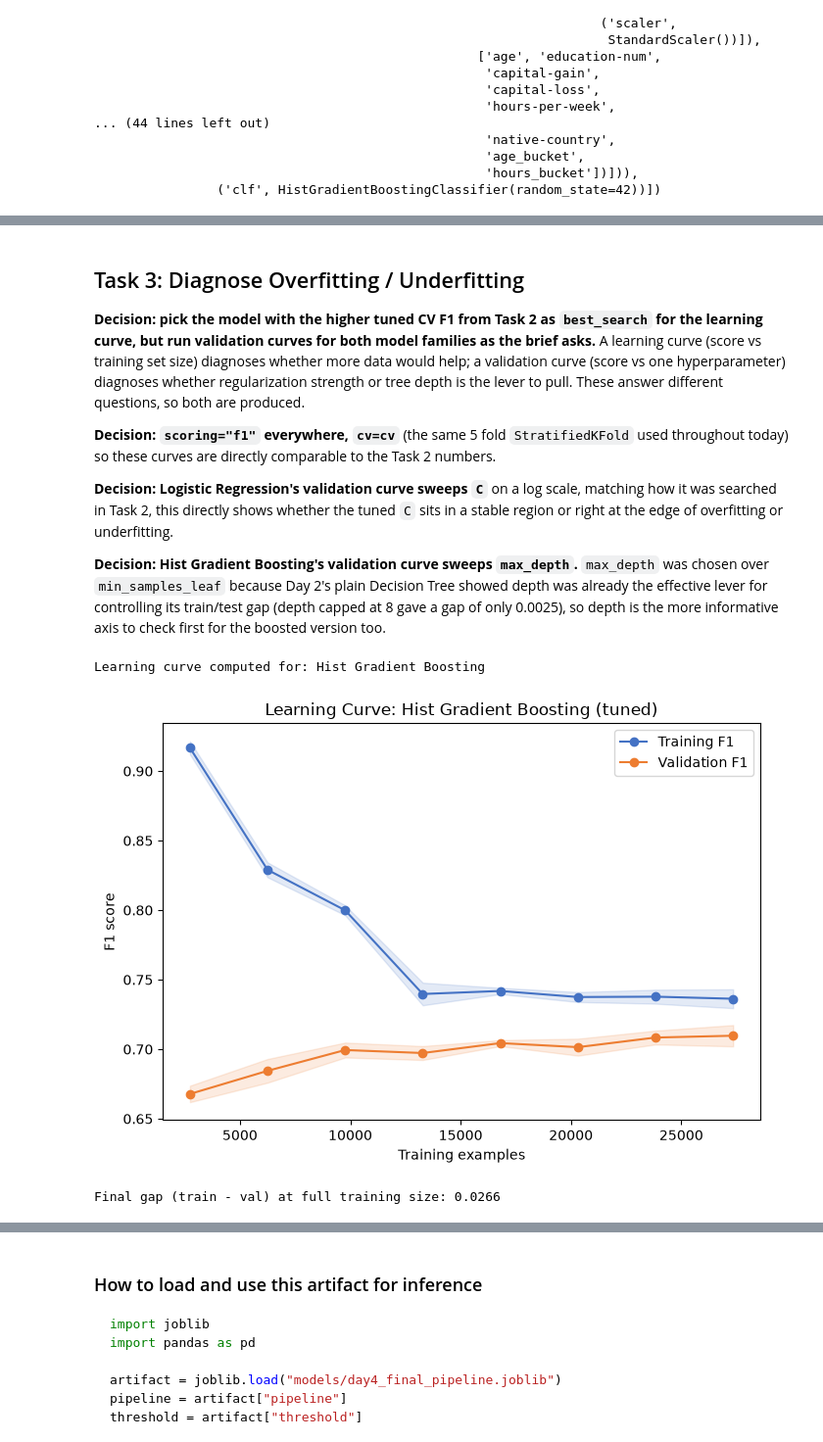
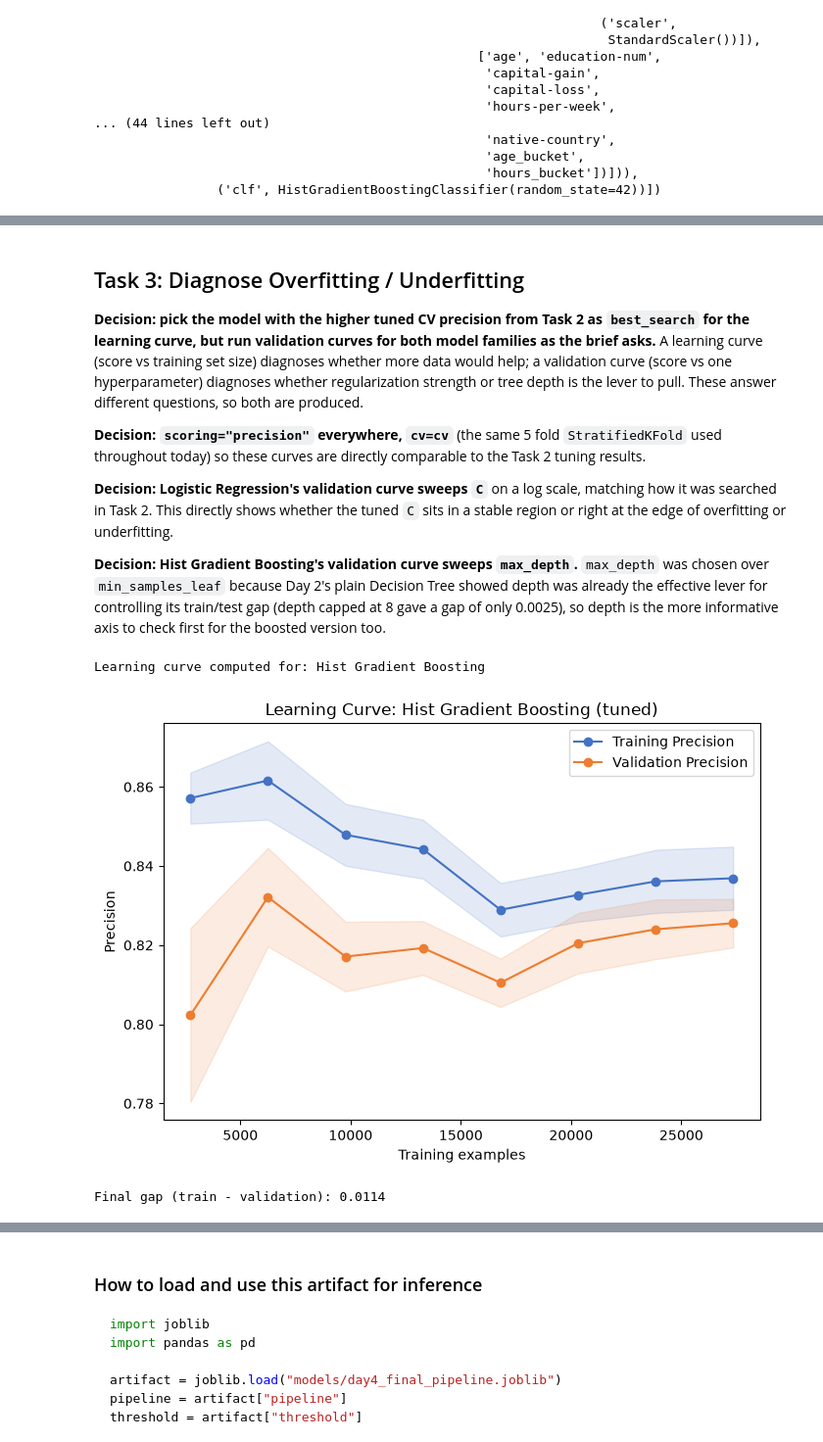
Before and after one commit to Dev-Squad-2-0/rania-shoaib, a Jupyter notebook: Week-4/Day-4/week4_day4_model_tuning.ipynb, the cells around one changed output, grey strips where cells are left out. Shown at 98% size. Cells and saved outputs as stored; diff of their text form; code cells hidden in the pictures.

Commit message:
Made final changes in model justification

```diff
--- a/Week-4/Day-4/week4_day4_model_tuning.ipynb
+++ b/Week-4/Day-4/week4_day4_model_tuning.ipynb
@@ -295,12 +317,12 @@ logreg_search = RandomizedSearchCV(
     logreg_pipe,
     param_distributions=logreg_param_dist,
     n_iter=30,
-    scoring="f1",
+    scoring="precision",
     cv=cv,
     random_state=RANDOM_STATE,
     n_jobs=-1,
     verbose=1,
-    refit=True,
+    refit=True
 )
 
 start = time.time()
@@ -311,6 +333,6 @@ elapsed = time.time() - start
 
 print(f"Logistic Regression search time: {elapsed:.1f}s")
 print("Best params:", logreg_search.best_params_)
-print("Best CV F1  :", round(logreg_search.best_score_, 4))
+print("Best CV Precision  :", round(logreg_search.best_score_, 4))
 # %% [output]
 Fitting 5 folds for each of 30 candidates, totalling 150 fits
@@ -329,7 +351,7 @@ hgb_search = RandomizedSearchCV(
     hgb_pipe,
     param_distributions=hgb_param_dist,
     n_iter=30,
-    scoring="f1",
+    scoring="precision",
     cv=cv,
     random_state=RANDOM_STATE,
     n_jobs=-1,
@@ -343,6 +365,6 @@ elapsed = time.time() - start
 
 print(f"Hist Gradient Boosting search time: {elapsed:.1f}s")
 print("Best params:", hgb_search.best_params_)
-print("Best CV F1  :", round(hgb_search.best_score_, 4))
+print("Best CV precision  :", round(hgb_search.best_score_, 4))
 # %% [output]
 Fitting 5 folds for each of 30 candidates, totalling 150 fits
@@ -369,18 +439,19 @@ Tuning moved CV F1 by +0.0004 for Logistic Regression and +0.0011 for Hist Gradi
 # %% [markdown]
 ## Task 3: Diagnose Overfitting / Underfitting
 
-**Decision: pick the model with the higher tuned CV F1 from Task 2 as `best_search`
+**Decision: pick the model with the higher tuned CV precision from Task 2 as `best_search`
 for the learning curve, but run validation curves for both model families as the
 brief asks.** A learning curve (score vs training set size) diagnoses whether more
 data would help; a validation curve (score vs one hyperparameter) diagnoses whether
 regularization strength or tree depth is the lever to pull. These answer different
 questions, so both are produced.
 
-**Decision: `scoring="f1"` everywhere, `cv=cv`** (the same 5 fold `StratifiedKFold`
-used throughout today) so these curves are directly comparable to the Task 2 numbers.
+**Decision: `scoring="precision"` everywhere, `cv=cv`** (the same 5 fold
+`StratifiedKFold` used throughout today) so these curves are directly comparable to
+the Task 2 tuning results.
 
 **Decision: Logistic Regression's validation curve sweeps `C`** on a log scale,
-matching how it was searched in Task 2, this directly shows whether the tuned `C`
+matching how it was searched in Task 2. This directly shows whether the tuned `C`
 sits in a stable region or right at the edge of overfitting or underfitting.
 
 **Decision: Hist Gradient Boosting's validation curve sweeps `max_depth`.**
@@ -391,42 +462,63 @@ to check first for the boosted version too.
 # %%
 from sklearn.model_selection import learning_curve
 
 # Use whichever tuned model scored higher in Task 2 for the training-size learning curve
 best_search = hgb_search if hgb_search.best_score_ >= logreg_search.best_score_ else logreg_search
 best_model_label = "Hist Gradient Boosting" if best_search is hgb_search else "Logistic Regression"
+
 print("Learning curve computed for:", best_model_label)
 
 train_sizes, train_scores, val_scores = learning_curve(
     best_search.best_estimator_,
-    X_train, y_train,
+    X_train,
+    y_train,
     train_sizes=np.linspace(0.1, 1.0, 8),
     cv=cv,
-    scoring="f1",
+    scoring="precision",
     n_jobs=-1,
     random_state=RANDOM_STATE,
 )
 
-train_mean, train_std = train_scores.mean(axis=1), train_scores.std(axis=1)
-val_mean, val_std = val_scores.mean(axis=1), val_scores.std(axis=1)
+train_mean = train_scores.mean(axis=1)
+train_std = train_scores.std(axis=1)
+
+val_mean = val_scores.mean(axis=1)
+val_std = val_scores.std(axis=1)
 
 fig, ax = plt.subplots(figsize=(7, 5))
-ax.plot(train_sizes, train_mean, "o-", label="Training F1", color="#4472C4")
-ax.fill_between(train_sizes, train_mean - train_std, train_mean + train_std, alpha=0.15, color="#4472C4")
-ax.plot(train_sizes, val_mean, "o-", label="Validation F1", color="#ED7D31")
-ax.fill_between(train_sizes, val_mean - val_std, val_mean + val_std, alpha=0.15, color="#ED7D31")
+
+ax.plot(train_sizes, train_mean, "o-", label="Training Precision", color="#4472C4")
+ax.fill_between(
+    train_sizes,
+    train_mean - train_std,
+    train_mean + train_std,
+    alpha=0.15,
+    color="#4472C4",
+)
+
+ax.plot(train_sizes, val_mean, "o-", label="Validation Precision", color="#ED7D31")
+ax.fill_between(
+    train_sizes,
+    val_mean - val_std,
+    val_mean + val_std,
+    alpha=0.15,
+    color="#ED7D31",
+)
+
 ax.set_xlabel("Training examples")
-ax.set_ylabel("F1 score")
+ax.set_ylabel("Precision")
 ax.set_title(f"Learning Curve: {best_model_label} (tuned)")
 ax.legend()
+
 plt.tight_layout()
 plt.savefig("learning_curve.png", dpi=200, bbox_inches="tight")
 plt.show()
 
-print("Final gap (train - val) at full training size:", round(train_mean[-1] - val_mean[-1], 4))
+print("Final gap (train - validation):", round(train_mean[-1] - val_mean[-1], 4))
 # %% [output]
 Learning curve computed for: Hist Gradient Boosting
-[figure, old version]
+[figure, new version]
-Final gap (train - val) at full training size: 0.0266
+Final gap (train - validation): 0.0114
 # %%
 from sklearn.model_selection import validation_curve
 
```
Also changed, not shown: parts of 28 cells of this notebook, 9 other files.
